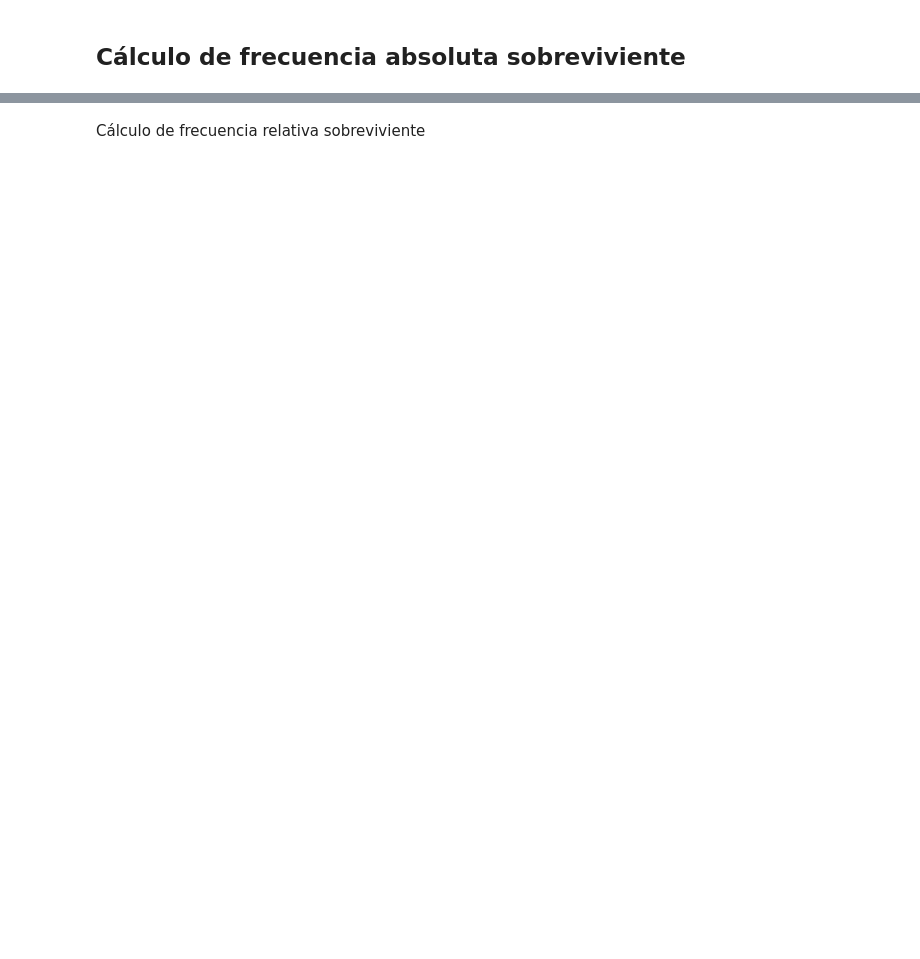
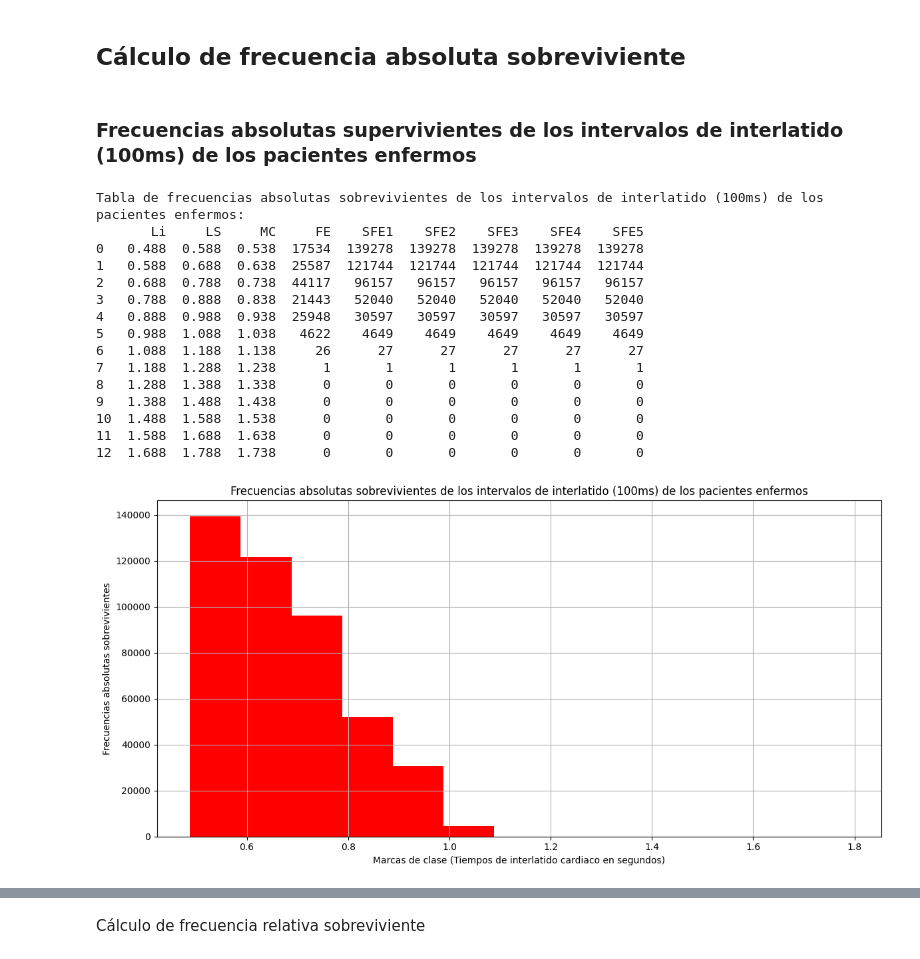
Before and after one commit to ThonnyRG/pacientes_enfermos_y_sanos_analisis, a Jupyter notebook: DATOS_BIOESTADÍSTICOS.ipynb, the cells around one changed output, grey strips where cells are left out. Cells and saved outputs as stored; diff of their text form; code cells hidden in the pictures; blank space fills up the shorter version.

```diff
--- a/DATOS_BIOESTADÍSTICOS.ipynb
+++ b/DATOS_BIOESTADÍSTICOS.ipynb
@@ -1598,2 +1673,64 @@ Tabla de frecuencias relativas acumuladas de tiempos de interlatido por grupo co
 # %% [markdown]
 ## Cálculo de frecuencia absoluta sobreviviente
+# %% [markdown]
+### Frecuencias absolutas supervivientes de los intervalos de interlatido (100ms) de los pacientes enfermos
+# %%
+# Definir límites de intervalos basados en los datos reales (100 ms)
+min_val = df_enfermos['Tiempos de interlatido'].min()
+max_val = df_enfermos['Tiempos de interlatido'].max()
+intervalos = pd.interval_range(start=min_val, end=max_val, freq=0.1)
+
+# Calcular las frecuencias absolutas para los pacientes enfermos
+frecuencias_absolutas_enfermos = pd.cut(df_enfermos['Tiempos de interlatido'], bins=intervalos).value_counts().sort_index()
+
+# Calcular las frecuencias absolutas sobrevivientes
+frecuencias_absolutas_sobrevivientes = frecuencias_absolutas_enfermos[::-1].cumsum()[::-1]
+
+# Calcular marcas de clase, límites inferiores (LI) y límites superiores (LS)
+LI = [interval.left for interval in intervalos]
+LS = [interval.right for interval in intervalos]
+MC = [(interval.left + interval.right) / 2 for interval in intervalos]
+
+# Crear DataFrame para las frecuencias absolutas sobrevivientes
+tabla_frecuencias_abs_sobrevivientes = pd.DataFrame({
+    'Li': LI,
+    'LS': LS,
+    'MC': MC,
+    'FE': frecuencias_absolutas_enfermos.values,
+    'SFE1': frecuencias_absolutas_sobrevivientes.values,
+    'SFE2': frecuencias_absolutas_sobrevivientes.values,
+    'SFE3': frecuencias_absolutas_sobrevivientes.values,
+    'SFE4': frecuencias_absolutas_sobrevivientes.values,
+    'SFE5': frecuencias_absolutas_sobrevivientes.values,
+})
+
+# Imprimir la tabla de frecuencias absolutas sobrevivientes
+print("Tabla de frecuencias absolutas sobrevivientes de los intervalos de interlatido (100ms) de los pacientes enfermos:")
+print(tabla_frecuencias_abs_sobrevivientes)
+
+# Graficar las frecuencias absolutas sobrevivientes
+plt.figure(figsize=(12, 6))
+plt.bar(tabla_frecuencias_abs_sobrevivientes['MC'], tabla_frecuencias_abs_sobrevivientes['SFE1'], width=0.1, color='red', align='center')
+plt.xlabel('Marcas de clase (Tiempos de interlatido cardiaco en segundos)')
+plt.ylabel('Frecuencias absolutas sobrevivientes')
+plt.title('Frecuencias absolutas sobrevivientes de los intervalos de interlatido (100ms) de los pacientes enfermos')
+plt.grid(True)
+plt.tight_layout()
+plt.show()
+# %% [output]
+Tabla de frecuencias absolutas sobrevivientes de los intervalos de interlatido (100ms) de los pacientes enfermos:
+       Li     LS     MC     FE    SFE1    SFE2    SFE3    SFE4    SFE5
+0   0.488  0.588  0.538  17534  139278  139278  139278  139278  139278
+1   0.588  0.688  0.638  25587  121744  121744  121744  121744  121744
+2   0.688  0.788  0.738  44117   96157   96157   96157   96157   96157
+3   0.788  0.888  0.838  21443   52040   52040   52040   52040   52040
+4   0.888  0.988  0.938  25948   30597   30597   30597   30597   30597
+5   0.988  1.088  1.038   4622    4649    4649    4649    4649    4649
+6   1.088  1.188  1.138     26      27      27      27      27      27
+7   1.188  1.288  1.238      1       1       1       1       1       1
+8   1.288  1.388  1.338      0       0       0       0       0       0
+9   1.388  1.488  1.438      0       0       0       0       0       0
+10  1.488  1.588  1.538      0       0       0       0       0       0
+11  1.588  1.688  1.638      0       0       0       0       0       0
+12  1.688  1.788  1.738      0       0       0       0       0       0
+[figure, added]
```
Also changed, not shown: parts of 13 cells of this notebook.
